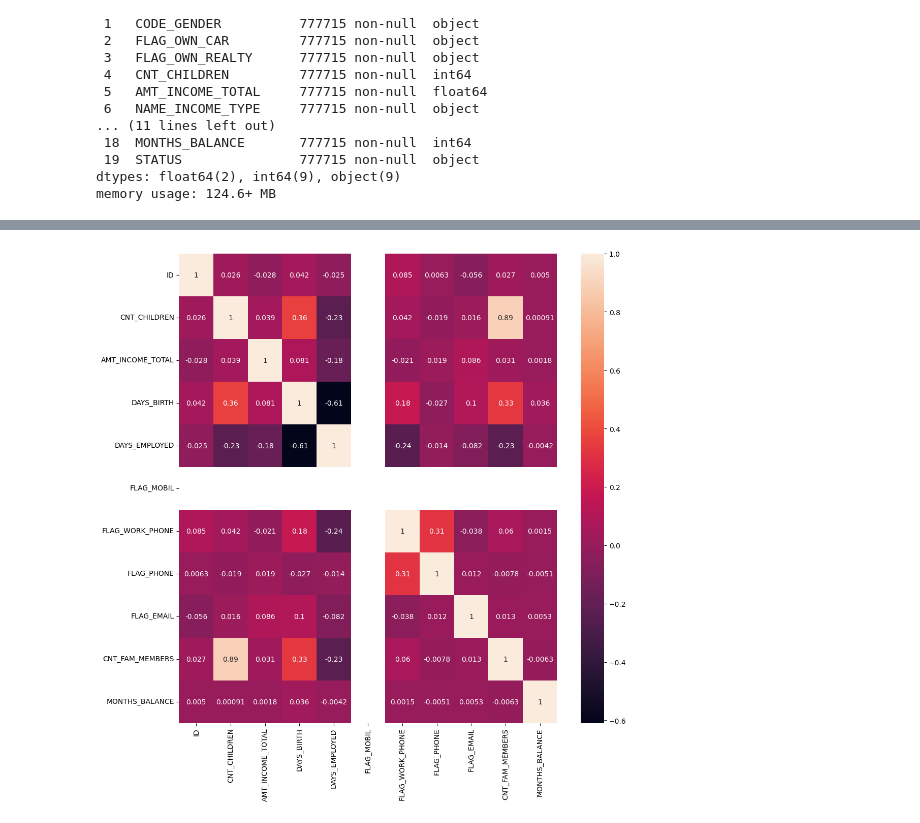
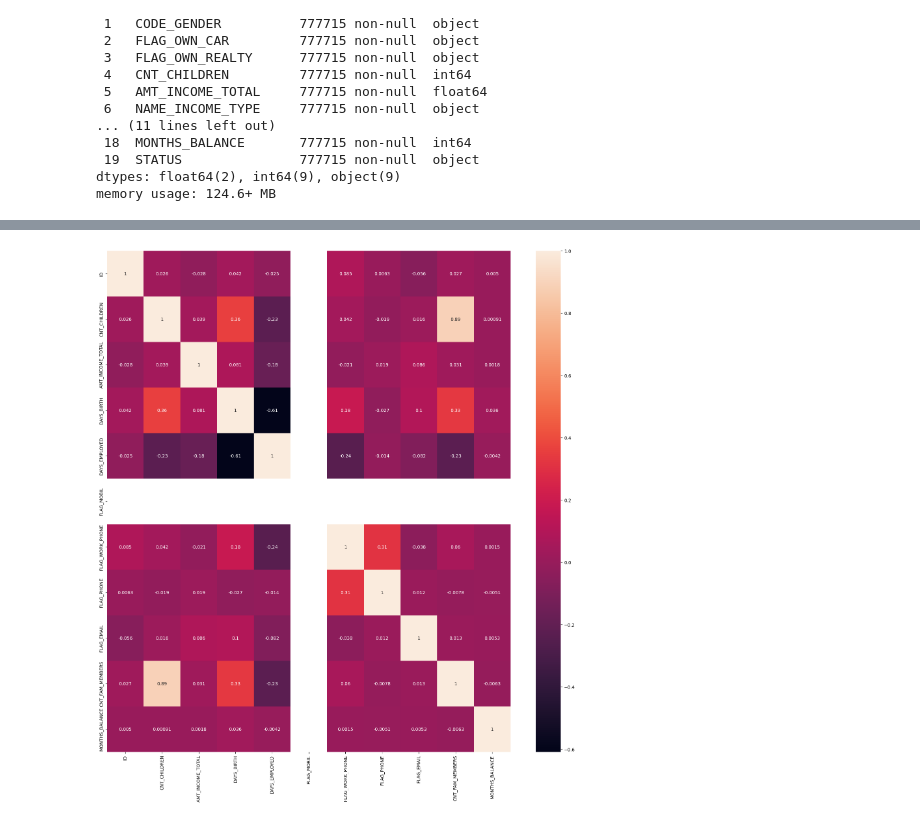
Before and after one commit to eolo-ws/proyecto-2-mineria-de-datos, a Jupyter notebook: proyecto-2-mineria-grupo-5.ipynb, the cells around one changed output, grey strips where cells are left out. Saved outputs shown, nothing was run; the diff lists cells and outputs as text; code cells hidden in the pictures.

```diff
--- a/proyecto-2-mineria-grupo-5.ipynb
+++ b/proyecto-2-mineria-grupo-5.ipynb
@@ -114,6 +171,6 @@ memory usage: 124.6+ MB
 # %%
-plt.figure(figsize=(12,12))
+plt.figure(figsize=(20,20))
 sns.heatmap(data.corr(), annot=True)
 plt.show()
 # %% [output]
-[figure, old version]
+[figure, new version]
```
Also changed, not shown: parts of 30 cells of this notebook, 1 other file.
